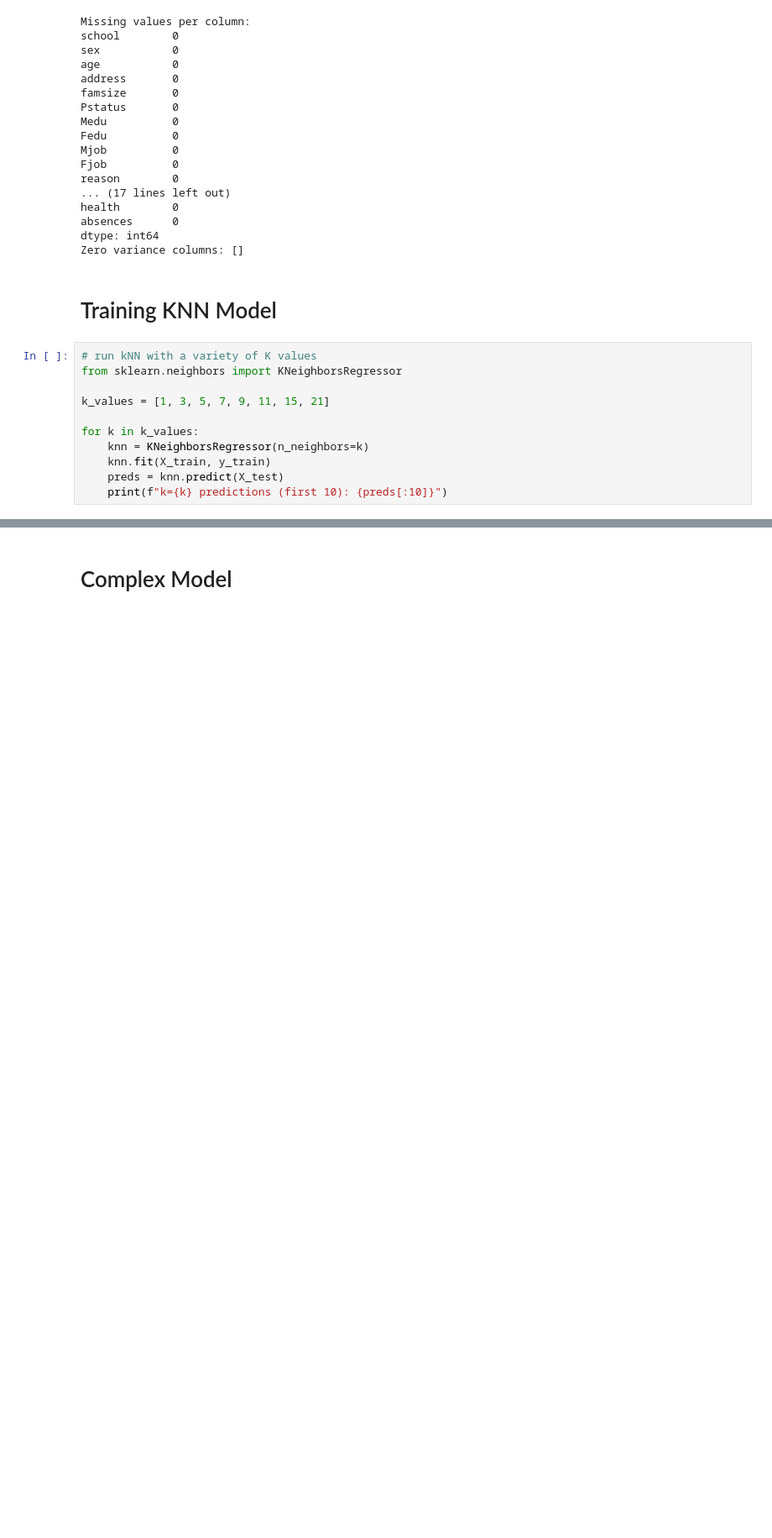
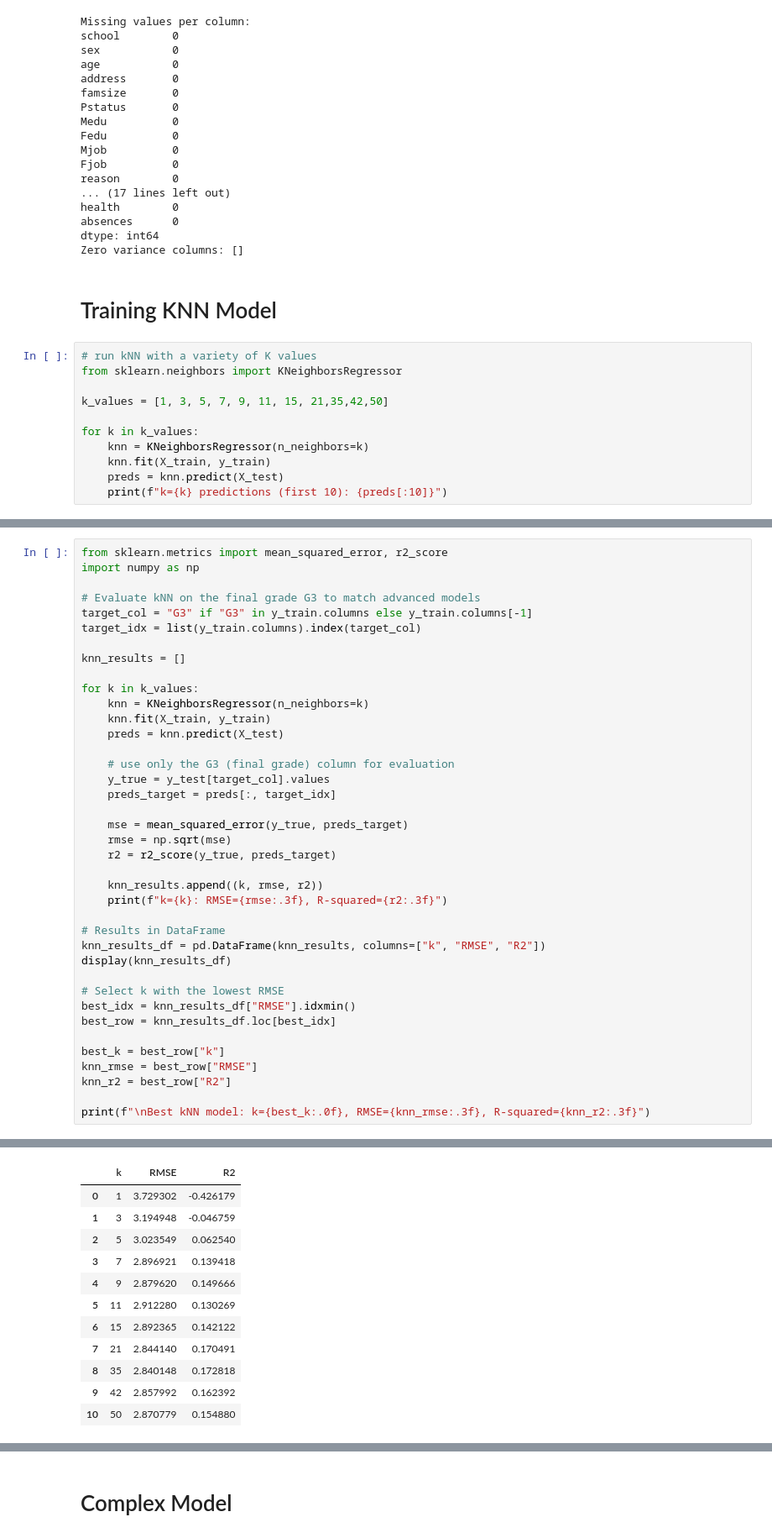
Before and after one commit to NickMoir2/DS3001-Project, a Jupyter notebook: project_code.ipynb, the cells around one changed output, grey strips where cells are left out. Shown at 84% size. Cells and saved outputs as stored; diff of their text form; blank space fills up the shorter version.

```diff
--- a/project_code.ipynb
+++ b/project_code.ipynb
@@ -153,7 +149,7 @@ Zero variance columns: []
 # run kNN with a variety of K values
 from sklearn.neighbors import KNeighborsRegressor
 
-k_values = [1, 3, 5, 7, 9, 11, 15, 21]
+k_values = [1, 3, 5, 7, 9, 11, 15, 21,35,42,50]
 
 for k in k_values:
     knn = KNeighborsRegressor(n_neighbors=k)
@@ -180,0 +179,40 @@ k=3 predictions (first 10): [[15.         14.         14.66666667]
+# %%
+from sklearn.metrics import mean_squared_error, r2_score
+import numpy as np
+
+# Evaluate kNN on the final grade G3 to match advanced models
+target_col = "G3" if "G3" in y_train.columns else y_train.columns[-1]
+target_idx = list(y_train.columns).index(target_col)
+
+knn_results = []
+
+for k in k_values:
+    knn = KNeighborsRegressor(n_neighbors=k)
+    knn.fit(X_train, y_train)
+    preds = knn.predict(X_test)
+
+    # use only the G3 (final grade) column for evaluation
+    y_true = y_test[target_col].values
+    preds_target = preds[:, target_idx]
+
+    mse = mean_squared_error(y_true, preds_target)
+    rmse = np.sqrt(mse)
+    r2 = r2_score(y_true, preds_target)
+
+    knn_results.append((k, rmse, r2))
+    print(f"k={k}: RMSE={rmse:.3f}, R-squared={r2:.3f}")
+
+# Results in DataFrame
+knn_results_df = pd.DataFrame(knn_results, columns=["k", "RMSE", "R2"])
+display(knn_results_df)
+
+# Select k with the lowest RMSE
+best_idx = knn_results_df["RMSE"].idxmin()
+best_row = knn_results_df.loc[best_idx]
+
+best_k = best_row["k"]
+knn_rmse = best_row["RMSE"]
+knn_r2 = best_row["R2"]
+
+print(f"\nBest kNN model: k={best_k:.0f}, RMSE={knn_rmse:.3f}, R-squared={knn_r2:.3f}")
+# %% [output]
@@ -180,0 +230,12 @@ k=3 predictions (first 10): [[15.         14.         14.66666667]
+|  | k | RMSE | R2 |
+| 0 | 1 | 3.729302 | -0.426179 |
+| 1 | 3 | 3.194948 | -0.046759 |
+| 2 | 5 | 3.023549 | 0.062540 |
+| 3 | 7 | 2.896921 | 0.139418 |
+| 4 | 9 | 2.879620 | 0.149666 |
+| 5 | 11 | 2.912280 | 0.130269 |
+| 6 | 15 | 2.892365 | 0.142122 |
+| 7 | 21 | 2.844140 | 0.170491 |
+| 8 | 35 | 2.840148 | 0.172818 |
+| 9 | 42 | 2.857992 | 0.162392 |
+| 10 | 50 | 2.870779 | 0.154880 |
```
Also changed, not shown: parts of 6 cells of this notebook.
